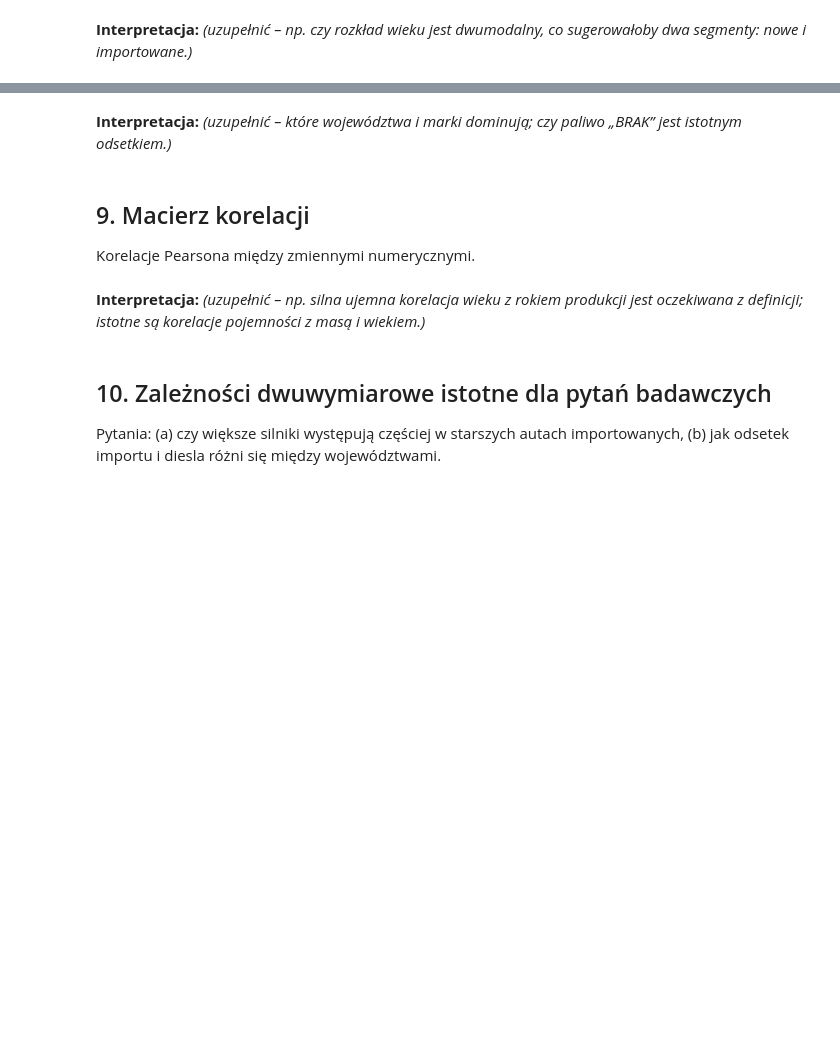
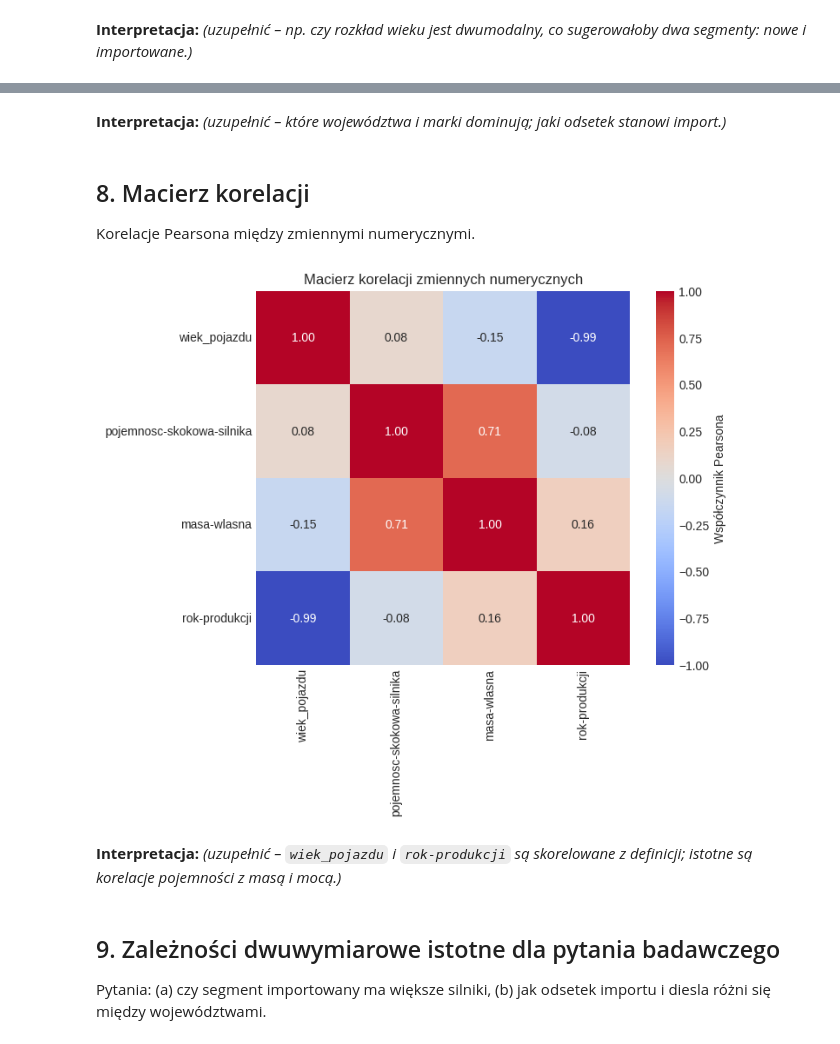
Before and after one commit to Mikelletto/spare-parts-reliability, a Jupyter notebook: notebooks/eda.ipynb, the cells around one changed output, grey strips where cells are left out. Drawn from its saved outputs; the diff is of its cells as text; code cells hidden in the pictures; blank space fills up the shorter version.

```diff
--- a/notebooks/eda.ipynb
+++ b/notebooks/eda.ipynb
@@ -194,20 +401,23 @@ plt.tight_layout(); plt.show()
 # %% [markdown]
-**Interpretacja:** _(uzupełnić – które województwa i marki dominują; czy paliwo „BRAK” jest istotnym odsetkiem.)_
+**Interpretacja:** _(uzupełnić – które województwa i marki dominują; jaki odsetek stanowi import.)_
 # %% [markdown]
-## 9. Macierz korelacji
+## 8. Macierz korelacji
 Korelacje Pearsona między zmiennymi numerycznymi.
 # %%
-num = df[["wiek_pojazdu", "pojemnosc_cm3", "masa_kg", "co2_g_km", "rok_produkcji"]]
-corr = num.corr(numeric_only=True)
-fig, ax = plt.subplots(figsize=(7, 6))
-sns.heatmap(corr, annot=True, fmt=".2f", cmap="coolwarm", vmin=-1, vmax=1,
-            square=True, cbar_kws={"label": "Współczynnik Pearsona"}, ax=ax)
+num = df_clean[["wiek_pojazdu", "pojemnosc-skokowa-silnika", "masa-wlasna",
+                "rok-produkcji"]].apply(pd.to_numeric, errors="coerce")
+corr = num.corr()
+fig, ax = plt.subplots(figsize=(8, 6.5))
+sns.heatmap(corr, annot=True, fmt=".2f", cmap="coolwarm", vmin=-1, vmax=1, square=True,
+            cbar_kws={"label": "Współczynnik Pearsona"}, ax=ax)
 ax.set_title("Macierz korelacji zmiennych numerycznych")
 plt.tight_layout(); plt.show()
+# %% [output]
+[figure, added]
 # %% [markdown]
-**Interpretacja:** _(uzupełnić – np. silna ujemna korelacja wieku z rokiem produkcji jest oczekiwana z definicji; istotne są korelacje pojemności z masą i wiekiem.)_
+**Interpretacja:** _(uzupełnić – `wiek_pojazdu` i `rok-produkcji` są skorelowane z definicji; istotne są korelacje pojemności z masą i mocą.)_
 # %% [markdown]
-## 10. Zależności dwuwymiarowe istotne dla pytań badawczych
-Pytania: (a) czy większe silniki występują częściej w starszych autach importowanych, (b) jak odsetek importu i diesla różni się między województwami.
+## 9. Zależności dwuwymiarowe istotne dla pytania badawczego
+Pytania: (a) czy segment importowany ma większe silniki, (b) jak odsetek importu i diesla różni się między województwami.
 # %%
 fig, ax = plt.subplots(figsize=(10, 6))
```
Also changed, not shown: parts of 30 cells of this notebook.
